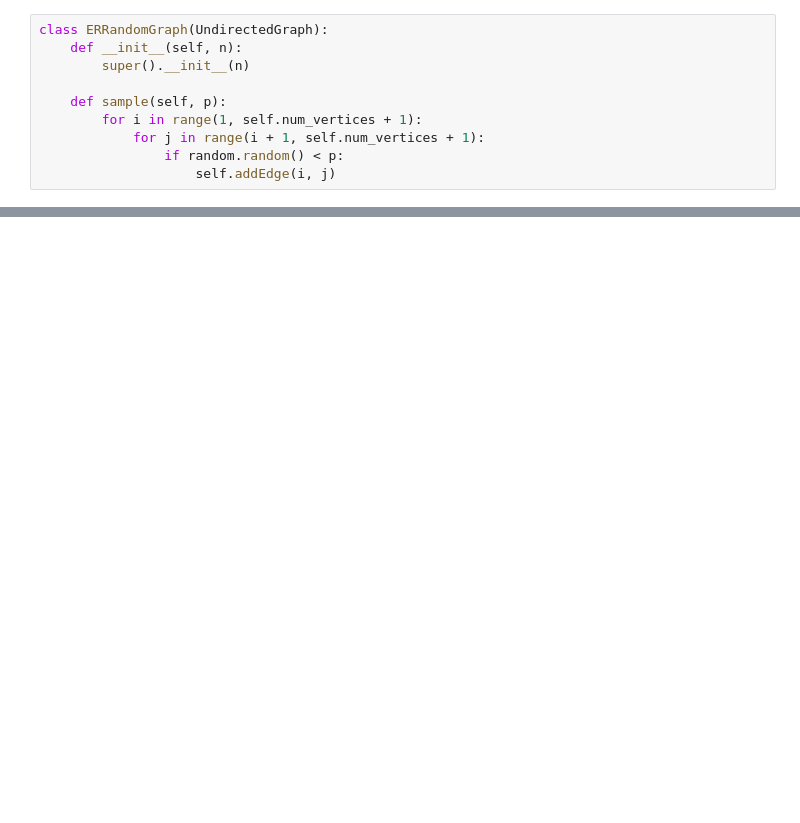
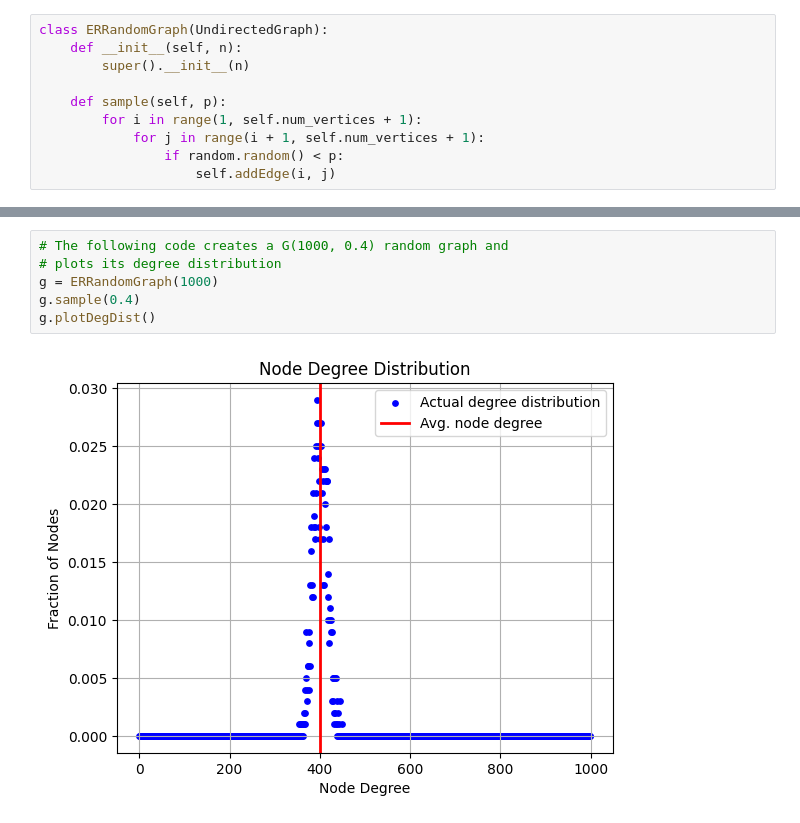
Before and after one commit to aravindsomaraj/Computational-Methods-and-Applications, a Jupyter notebook: Lab2/Question2.ipynb, the cells around one changed output, grey strips where cells are left out. Cells and saved outputs as stored; diff of their text form; blank space fills up the shorter version.

```diff
--- a/Lab2/Question2.ipynb
+++ b/Lab2/Question2.ipynb
@@ -103,0 +111,8 @@ g.plotDefDist()
+# %%
+# The following code creates a G(1000, 0.4) random graph and
+# plots its degree distribution
+g = ERRandomGraph(1000)
+g.sample(0.4)
+g.plotDegDist()
+# %% [output]
+[figure, added]
```
Also changed, not shown: parts of 2 cells of this notebook, 5 other files.
